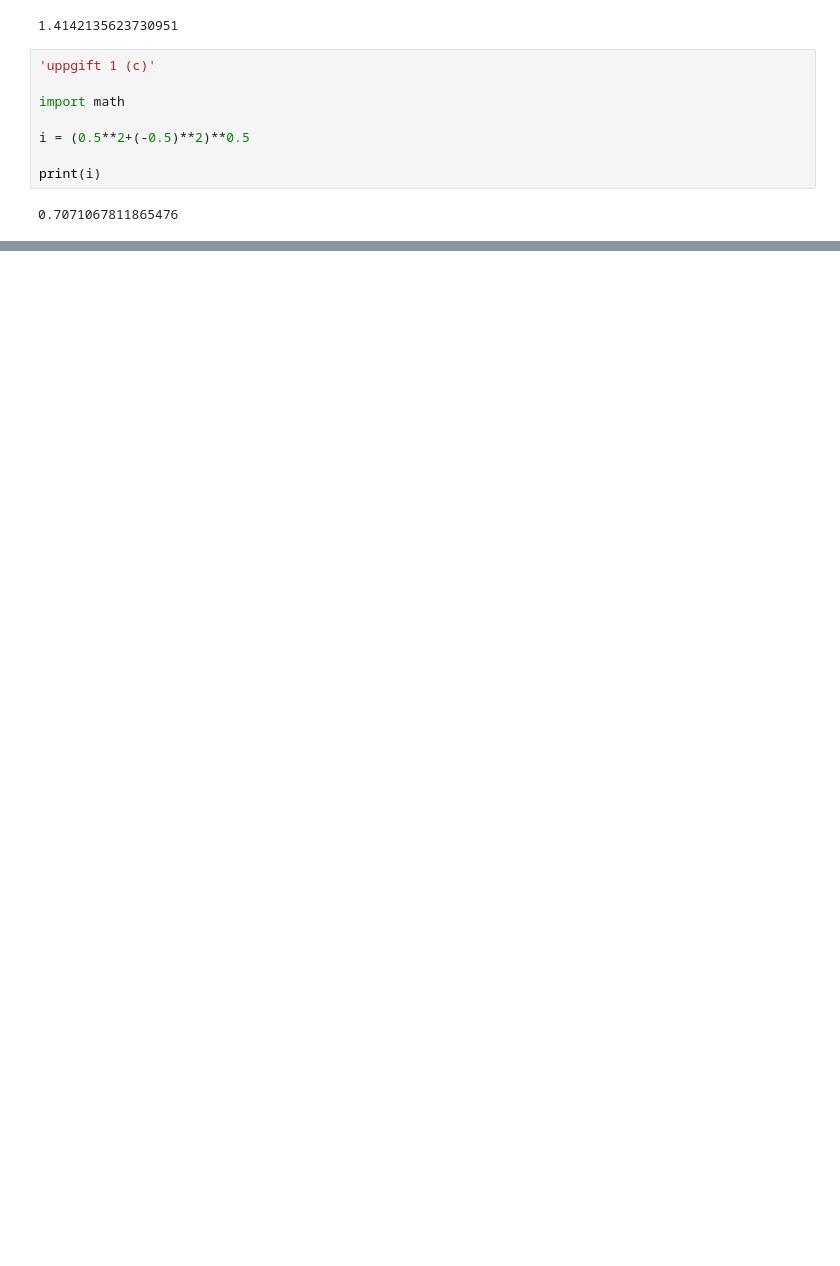
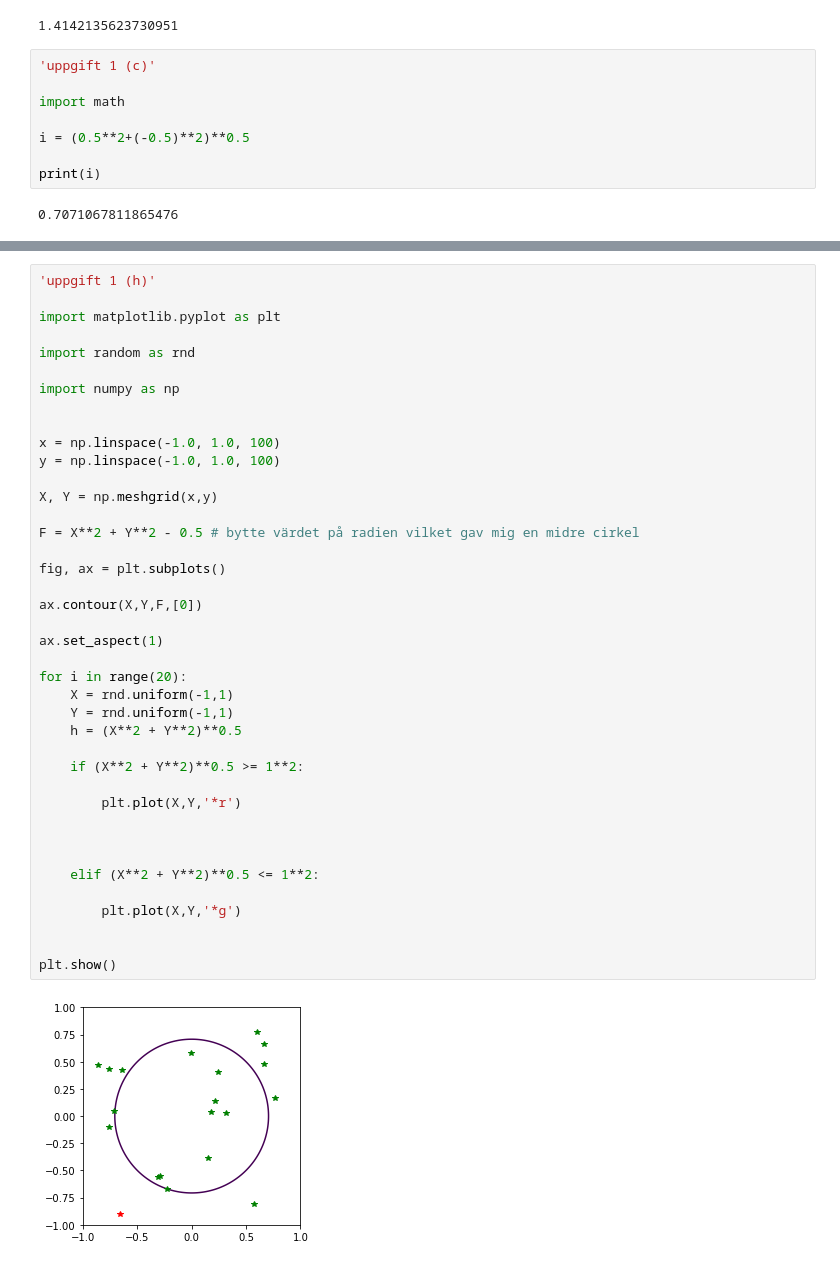
Before and after one commit to EnricoLoniakan/Kian_Loniakan_TE19C, a Jupyter notebook: Labb_uppgift/Labb1.ipynb, the cells around one changed output, grey strips where cells are left out. Saved outputs shown, nothing was run; the diff lists cells and outputs as text; blank space fills up the shorter version.

```diff
--- a/Labb_uppgift/Labb1.ipynb
+++ b/Labb_uppgift/Labb1.ipynb
@@ -45,0 +169,42 @@ SyntaxError: invalid syntax (<ipython-input-1-50a381bf8d30>, line 9)
+# %%
+'uppgift 1 (h)'
+
+import matplotlib.pyplot as plt
+
+import random as rnd
+
+import numpy as np
+
+
+x = np.linspace(-1.0, 1.0, 100)
+y = np.linspace(-1.0, 1.0, 100)
+
+X, Y = np.meshgrid(x,y)
+
+F = X**2 + Y**2 - 0.5 # bytte värdet på radien vilket gav mig en midre cirkel
+
+fig, ax = plt.subplots()
+
+ax.contour(X,Y,F,[0])
+
+ax.set_aspect(1)
+
+for i in range(20):
+    X = rnd.uniform(-1,1)
+    Y = rnd.uniform(-1,1)
+    h = (X**2 + Y**2)**0.5
+
+    if (X**2 + Y**2)**0.5 >= 1**2:
+
+        plt.plot(X,Y,'*r')
+
+
+
+    elif (X**2 + Y**2)**0.5 <= 1**2:
+
+        plt.plot(X,Y,'*g')
+
+
+plt.show()
+# %% [output]
+[figure, added]
```
Also changed, not shown: parts of 6 cells of this notebook, 1 other file.
